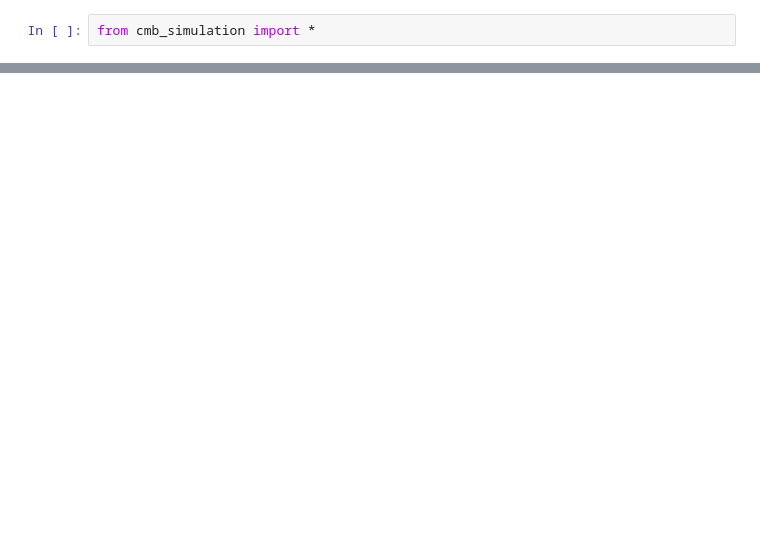
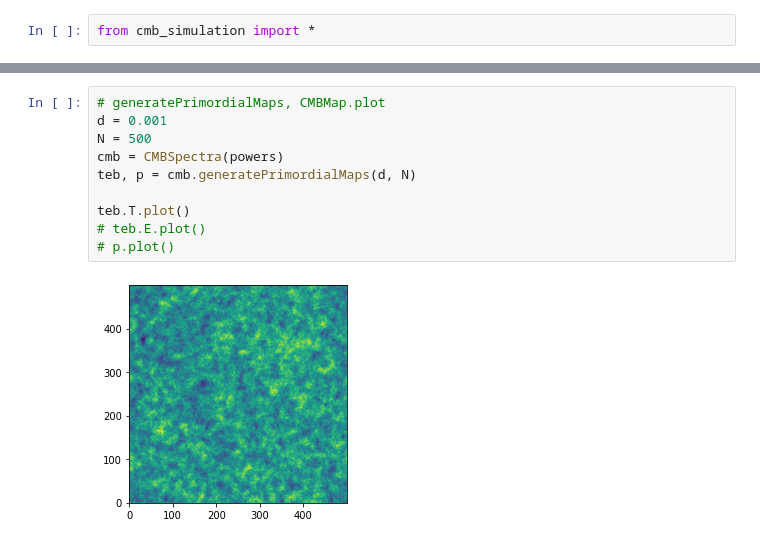
Before and after one commit to winstonyin/cmb_simulation, a Jupyter notebook: cmb_simulation.ipynb, the cells around one changed output, grey strips where cells are left out. Cells and saved outputs as stored; diff of their text form; blank space fills up the shorter version.

```diff
--- a/cmb_simulation.ipynb
+++ b/cmb_simulation.ipynb
@@ -124,0 +87,12 @@ np.save('B.npy', TEB_len_obs.B.r)
+# %%
+# generatePrimordialMaps, CMBMap.plot
+d = 0.001
+N = 500
+cmb = CMBSpectra(powers)
+teb, p = cmb.generatePrimordialMaps(d, N)
+
+teb.T.plot()
+# teb.E.plot()
+# p.plot()
+# %% [output]
+[figure, added]
```
Also changed, not shown: parts of 51 cells of this notebook, 1 other file.
